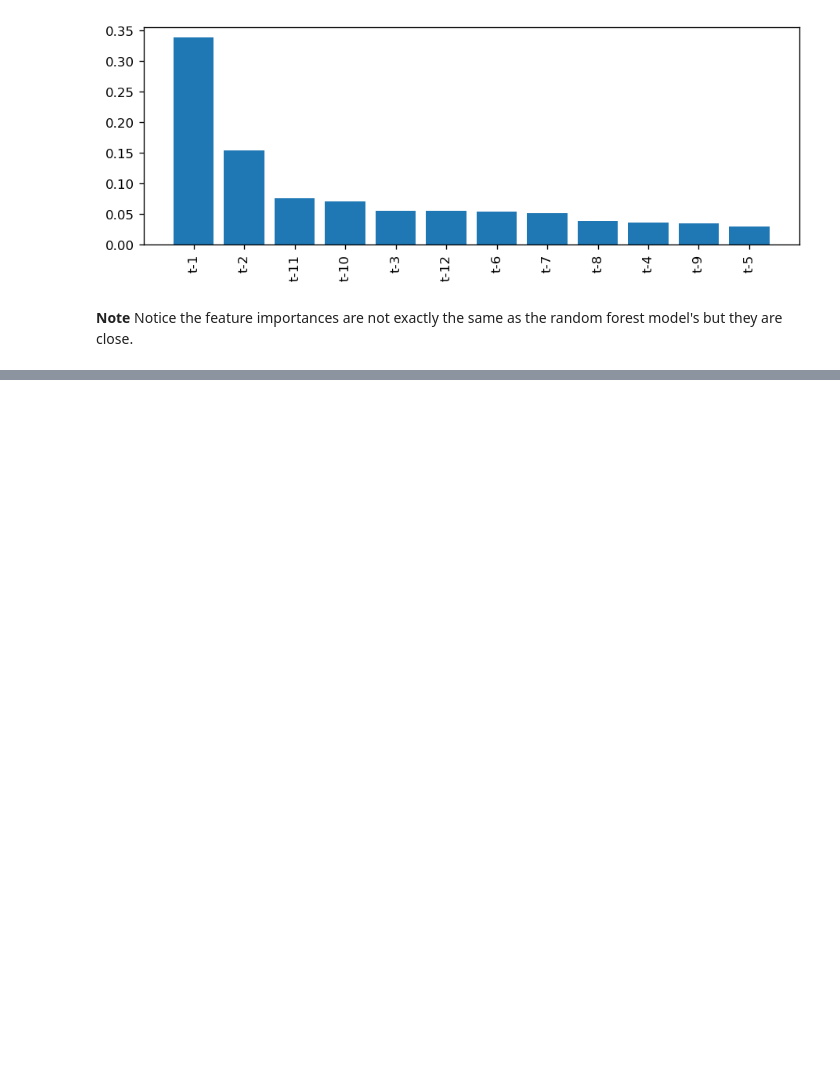
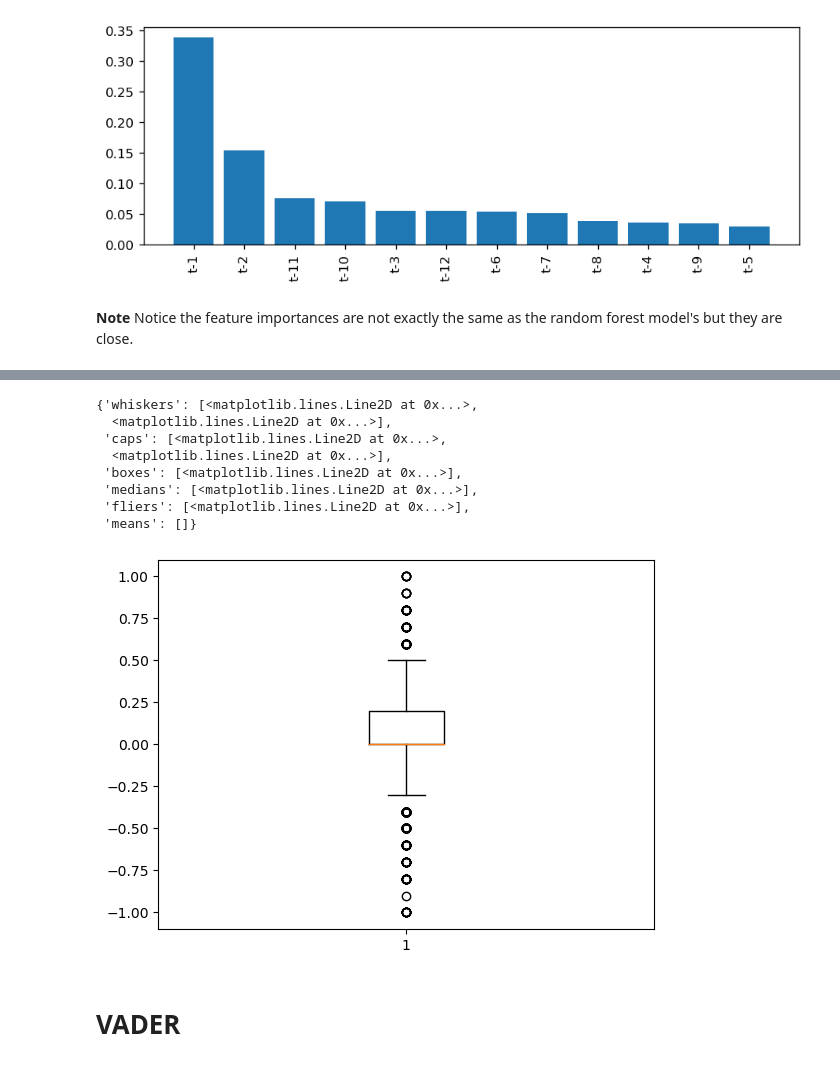
Before and after one commit to Natidhcp/CCT_MSc_DA_CA2, a Jupyter notebook: CA2.ipynb, the cells around one changed output, grey strips where cells are left out. Saved outputs shown, nothing was run; the diff lists cells and outputs as text; code cells hidden in the pictures; blank space fills up the shorter version.

```diff
--- a/CA2.ipynb
+++ b/CA2.ipynb
@@ -2410,0 +2654,3 @@ Residual  395.0  1.364526e+07   34544.969352       NaN       NaN
+# %%
+freq = pd.Series(' '.join(df['Comment']).split()).value_counts()[-10:]
+freq
@@ -2410,0 +2669,4 @@ Residual  395.0  1.364526e+07   34544.969352       NaN       NaN
+# %%
+freq = list(freq.index)
+df['Comment'] = df['Comment'].apply(lambda x: " ".join(x for x in x.split() if x not in freq))
+df['Comment'].head()
@@ -2410,0 +2709,5 @@ Residual  395.0  1.364526e+07   34544.969352       NaN       NaN
+# %%
+nltk.download('wordnet')
+from textblob import Word
+df['Comment'] = df['Comment'].apply(lambda x: " ".join([Word(word).lemmatize() for word in x.split()]))
+df['Comment'].head()
@@ -2410,0 +2780,4 @@ Residual  395.0  1.364526e+07   34544.969352       NaN       NaN
+# %%
+df['Comment'][:5].apply(lambda x: TextBlob(x).sentiment)
+df['sentiment'] = round(df['Comment'].apply(lambda x: TextBlob(x).sentiment[0]),1)
+df.head(3)
@@ -2410,0 +2789,12 @@ Residual  395.0  1.364526e+07   34544.969352       NaN       NaN
+# %%
+ plt.boxplot( df['sentiment'])
+# %% [output]
+{'whiskers': [<matplotlib.lines.Line2D at 0x...>,
+  <matplotlib.lines.Line2D at 0x...>],
+ 'caps': [<matplotlib.lines.Line2D at 0x...>,
+  <matplotlib.lines.Line2D at 0x...>],
+ 'boxes': [<matplotlib.lines.Line2D at 0x...>],
+ 'medians': [<matplotlib.lines.Line2D at 0x...>],
+ 'fliers': [<matplotlib.lines.Line2D at 0x...>],
+ 'means': []}
+[figure, added]
@@ -2410,0 +2804,2 @@ Residual  395.0  1.364526e+07   34544.969352       NaN       NaN
+# %% [markdown]
+# VADER
```
Also changed, not shown: parts of 281 cells of this notebook.
